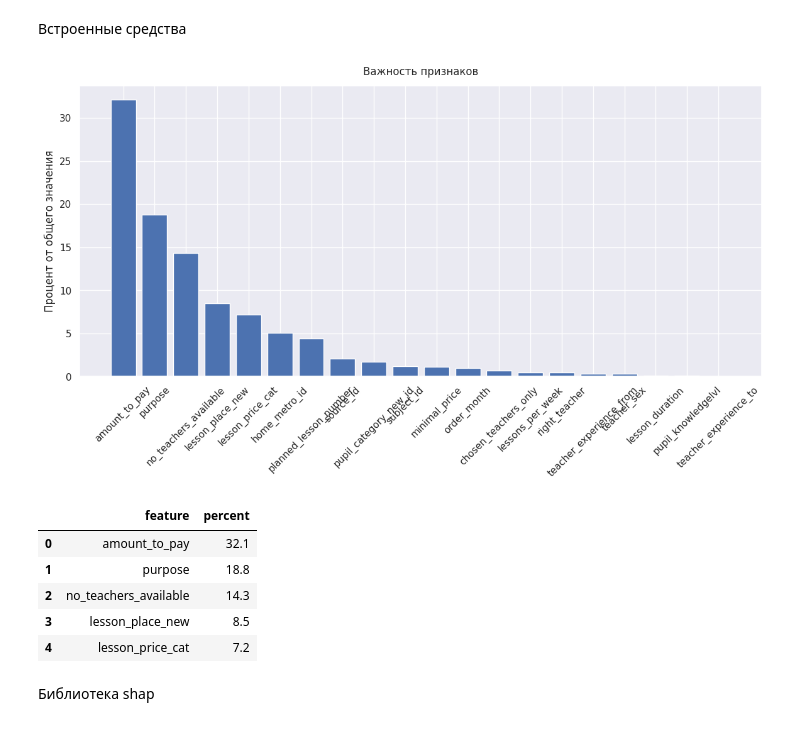
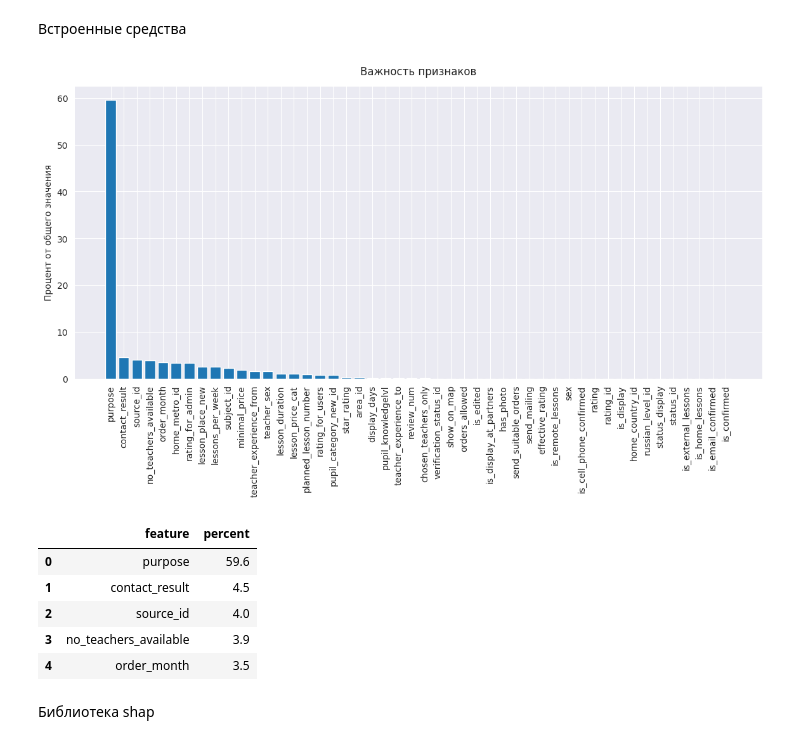
Before and after one commit to denis-42ds/classification_of_payment_requests, a Jupyter notebook: classification_of_payment_requests.ipynb, the cells around one changed output. Drawn from its saved outputs; the diff is of its cells as text; code cells hidden in the pictures.

Commit message:
Colaboratory - models are trained

```diff
--- a/classification_of_payment_requests.ipynb
+++ b/classification_of_payment_requests.ipynb
@@ -1547,3 +1556,6 @@ df = df.drop(['working_teacher_id',
+# %%
+df['contact_result'] = df['contact_result'].astype(str)
+df['contact_result'] = df['contact_result'].fillna('не заполнено')
 # %% [markdown]
 Анализ корреляционных связей в конечных данных
 # %%
@@ -1608,3 +1605,0 @@ compressed_embeddings.shape
-# %%
-df['purpose_emb'] = compressed_embeddings
-df.info()
@@ -1693,34 +1670,34 @@ def modeling_pipeline(model_name, X_train, y_train, X_valid, y_valid):
   '''
   if model_name == 'Baseline':
     model = LogisticRegression(random_state=RANDOM_STATE)
-    model.fit(X_train.drop(['purpose'], axis=1).values, y_train)
-    y_pred_proba = model.predict_proba(X_valid.drop(['purpose'], axis=1).values)[:, 1]
-    y_pred = model.predict(X_valid.drop(['purpose'], axis=1).values)
+    model.fit(X_train.drop(['purpose', 'contact_result'], axis=1).values, y_train)
+    y_pred_proba = model.predict_proba(X_valid.drop(['purpose', 'contact_result'], axis=1).values)[:, 1]
+    y_pred = model.predict(X_valid.drop(['purpose', 'contact_result'], axis=1).values)
 
   elif model_name == 'CatBoost':
     model = CatBoostClassifier(random_state=RANDOM_STATE,
-                               text_features=['purpose'],
+                               text_features=['purpose', 'contact_result'],
                                eval_metric='AUC')
-    model.fit(X_train.drop(['purpose_emb'], axis=1),
-              y_train,
-              eval_set=(X_valid.drop(['purpose_emb'], axis=1), y_valid),
-              verbose=100)
+    model.fit(X_train, y_train, eval_set=(X_valid, y_valid), verbose=100)
 
-    y_pred_proba = model.predict_proba(X_valid.drop(['purpose_emb'], axis=1))[:, 1]
-    y_pred = model.predict(X_valid.drop(['purpose_emb'], axis=1).values)
+    y_pred_proba = model.predict_proba(X_valid)[:, 1]
+    y_pred = model.predict(X_valid.values)
 
   elif model_name == 'LightGBM':
     params = {"seed": RANDOM_STATE,
-              "metric": ['auc', 'precision'],
+              "objective": 'binary',
+              "ignore_column":'',
+              "categorical_feature": [46, 47],
+              "metric": ['auc', 'average_precision'],
               "verbosity": 1,
               "valid_sets": [lgb.Dataset(X_valid, label=y_valid)],
               "gpu_device_id": -1,
               "plot": True
               }
     model = lgb.train(params,
-                      train_set=lgb.Dataset(X_train.drop(['purpose'], axis=1),
+                      train_set=lgb.Dataset(X_train.drop(['purpose', 'contact_result'], axis=1),
                                             label=y_train))
-    y_pred_proba = model.predict(X_valid.drop(['purpose'], axis=1))
+    y_pred_proba = model.predict(X_valid.drop(['purpose', 'contact_result'], axis=1))
     y_pred = (y_pred_proba > 0.5).astype(int)
 
   # Вычисление ROC-AUC, Precision и F1
@@ -1731,7 +1708,7 @@ def modeling_pipeline(model_name, X_train, y_train, X_valid, y_valid):
   # Визуализация кривой ROC
   fpr, tpr, thresholds = roc_curve(y_valid, y_pred_proba)
   sns.set_style('darkgrid')
-  plt.plot(fpr, tpr, linewidth=1.5, label='ROC-ROC curve (area = %0.2f)' % roc_auc_value)
+  plt.plot(fpr, tpr, linewidth=1.5, label='ROC-AUC (area = %0.2f)' % roc_auc_value)
   plt.plot([0, 1], [0, 1], linestyle='--', linewidth=1.5, label='random_classifier')
   plt.xlim([-0.05, 1.0])
   plt.ylim([0.0, 1.05])
@@ -1770,5 +1747,5 @@ roc_auc_cb, precision_cb, f1_cb, cbst = (
                       y_train,
                       X_valid,
                       y_valid)
-    )
+    )  # ~1h
 # %% [output]
@@ -1881,29 +1858,29 @@ plt.show()
 Встроенные средства
 # %%
 features_importance = (
-    pd.DataFrame(data = {'feature': X_train.drop(['purpose_emb'], axis=1).columns,
+    pd.DataFrame(data = {'feature': X_train.columns,
                          'percent': np.round(cbst.feature_importances_, decimals=1)})
 )
 
 plt.figure(figsize=(14, 6))
 plt.bar(features_importance.sort_values('percent', ascending=False)['feature'],
         features_importance.sort_values('percent', ascending=False)['percent'])
 
-plt.xticks(features_importance['feature'])
-plt.xticks(rotation=45)
+plt.xticks(features_importance['feature'][:10])
+plt.xticks(rotation=90)
 plt.ylabel('Процент от общего значения')
 plt.title("Важность признаков", fontsize=12, y=1.02)
 plt.show()
 
 features_importance.sort_values('percent', ascending=False).reset_index(drop=True)[:5]
 # %% [output]
-[figure, old version]
+[figure, new version]
 |  | feature | percent |
-| 0 | amount_to_pay | 32.1 |
-| 1 | purpose | 18.8 |
-| 2 | no_teachers_available | 14.3 |
-| 3 | lesson_place_new | 8.5 |
-| 4 | lesson_price_cat | 7.2 |
+| 0 | purpose | 59.6 |
+| 1 | contact_result | 4.5 |
+| 2 | source_id | 4.0 |
+| 3 | no_teachers_available | 3.9 |
+| 4 | order_month | 3.5 |
 # %% [markdown]
 Библиотека shap
 # %%
```
Also changed, not shown: parts of 53 cells of this notebook.
